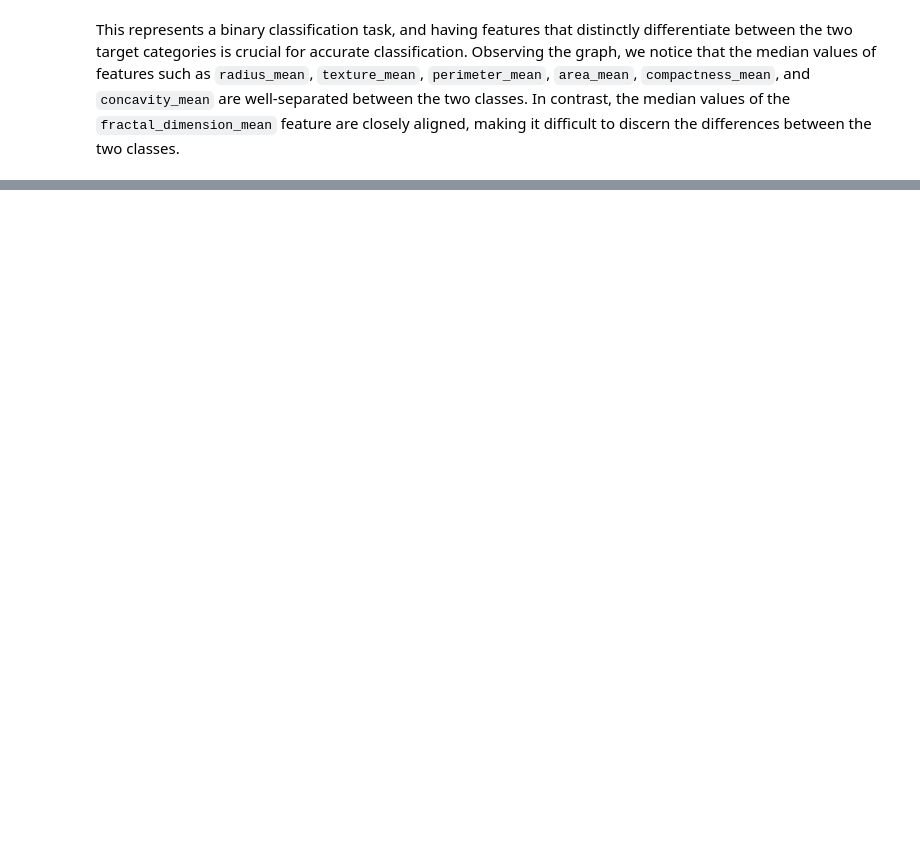
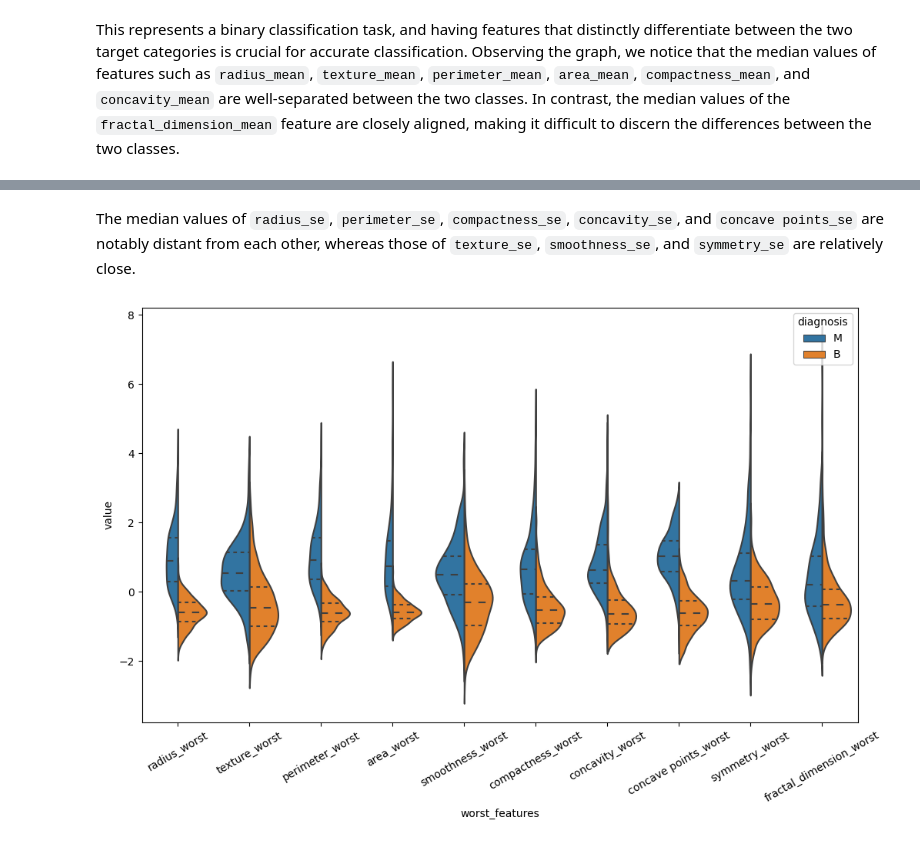
Before and after one commit to cuongpham24/Data-science-projects, a Jupyter notebook: Project_02_Feature_Selection/Project_02_Breast_Cancer.ipynb, the cells around one changed output, grey strips where cells are left out. Drawn from its saved outputs; the diff is of its cells as text; code cells hidden in the pictures; blank space fills up the shorter version.

```diff
--- a/Project_02_Feature_Selection/Project_02_Breast_Cancer.ipynb
+++ b/Project_02_Feature_Selection/Project_02_Breast_Cancer.ipynb
@@ -125,0 +137,11 @@ This represents a binary classification task, and having features that distinctl
+# %% [markdown]
+The median values of `radius_se`, `perimeter_se`, `compactness_se`, `concavity_se`, and `concave points_se` are notably distant from each other, whereas those of `texture_se`, `smoothness_se`, and `symmetry_se` are relatively close.
+# %%
+# Violine plot for worst (largest) features
+plot_data_worst = pd.melt(pd.concat([y, x_norm.iloc[:, 20:31]], axis=1),
+                          id_vars="diagnosis", var_name="worst_features")
+plt.figure(figsize=(12, 7))
+sns.violinplot(plot_data_worst, x="worst_features", y="value", hue="diagnosis", split=True, inner="quartile");
+plt.xticks(rotation=30);
+# %% [output]
+[figure, added]
```
Also changed, not shown: parts of 13 cells of this notebook.
